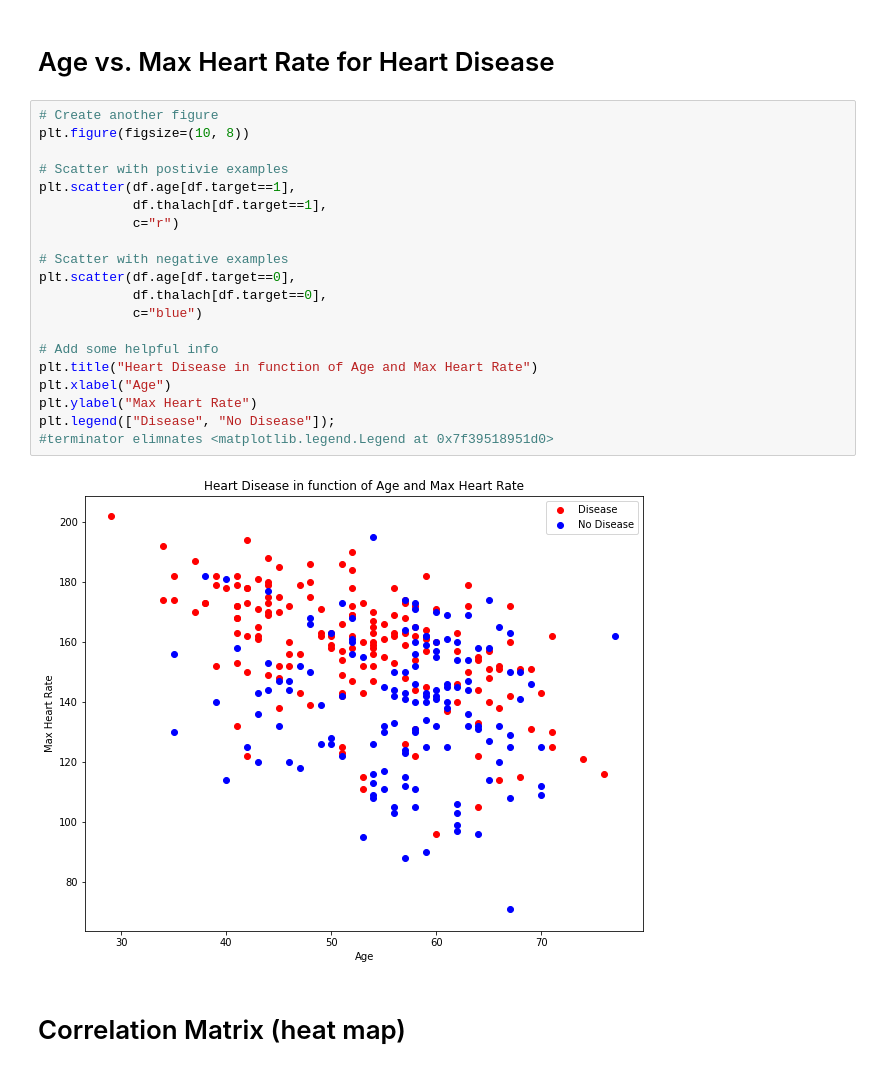
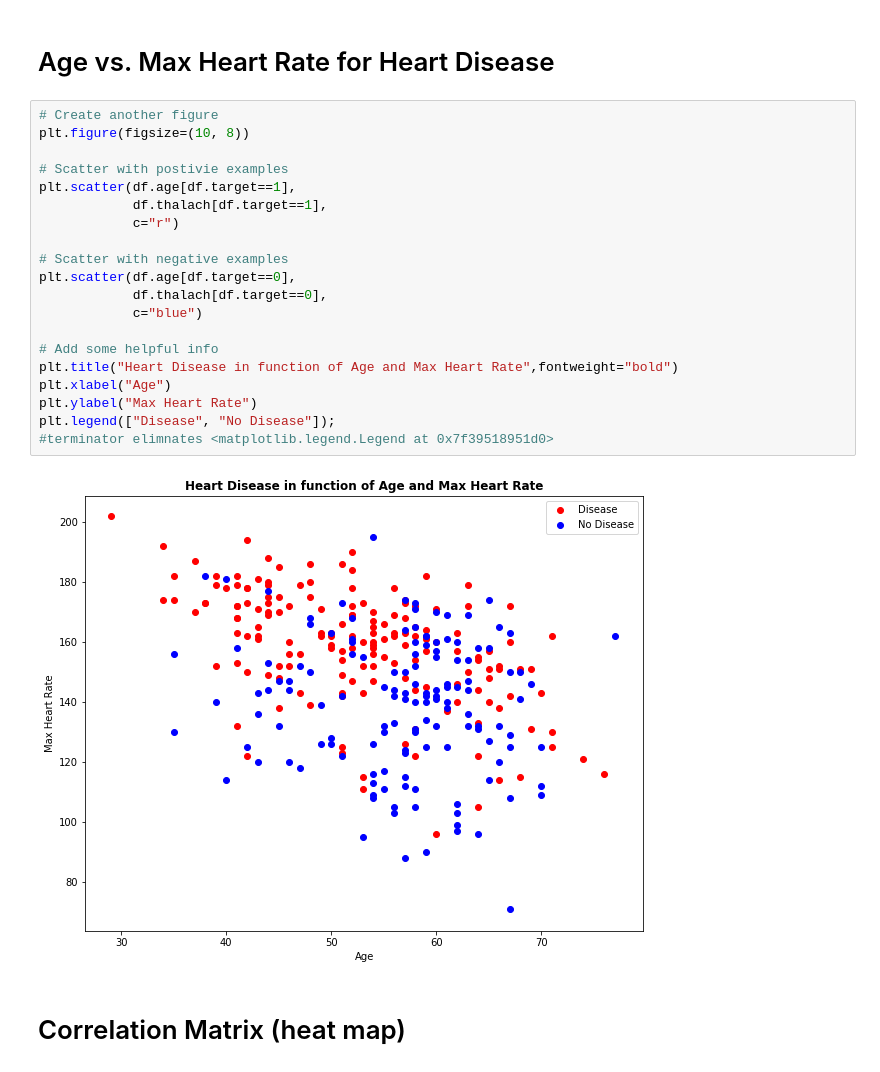
Before and after one commit to northcampus-university-of-kashmir/Heart-Disease-Detection-System, a Jupyter notebook: Visulization.ipynb, the cells around one changed output. Saved outputs shown, nothing was run; the diff lists cells and outputs as text.

```diff
--- a/Visulization.ipynb
+++ b/Visulization.ipynb
@@ -107,25 +102,25 @@ print("\n\n---> trestbps : resting blood pressure (in mm Hg on admission to the
 # %%
 # Create another figure
 plt.figure(figsize=(10, 8))
 
 # Scatter with postivie examples
 plt.scatter(df.age[df.target==1],
             df.thalach[df.target==1],
             c="r")
 
 # Scatter with negative examples
 plt.scatter(df.age[df.target==0],
             df.thalach[df.target==0],
             c="blue")
 
 # Add some helpful info
-plt.title("Heart Disease in function of Age and Max Heart Rate")
+plt.title("Heart Disease in function of Age and Max Heart Rate",fontweight="bold")
 plt.xlabel("Age")
 plt.ylabel("Max Heart Rate")
 plt.legend(["Disease", "No Disease"]);
 #terminator elimnates <matplotlib.legend.Legend at 0x7f39518951d0>
 # %% [output]
-[figure, old version]
+[figure, new version]
 # %% [markdown]
 # Correlation Matrix (heat map)
 # %%
```
Also changed, not shown: parts of 3 cells of this notebook, 13 other files.
